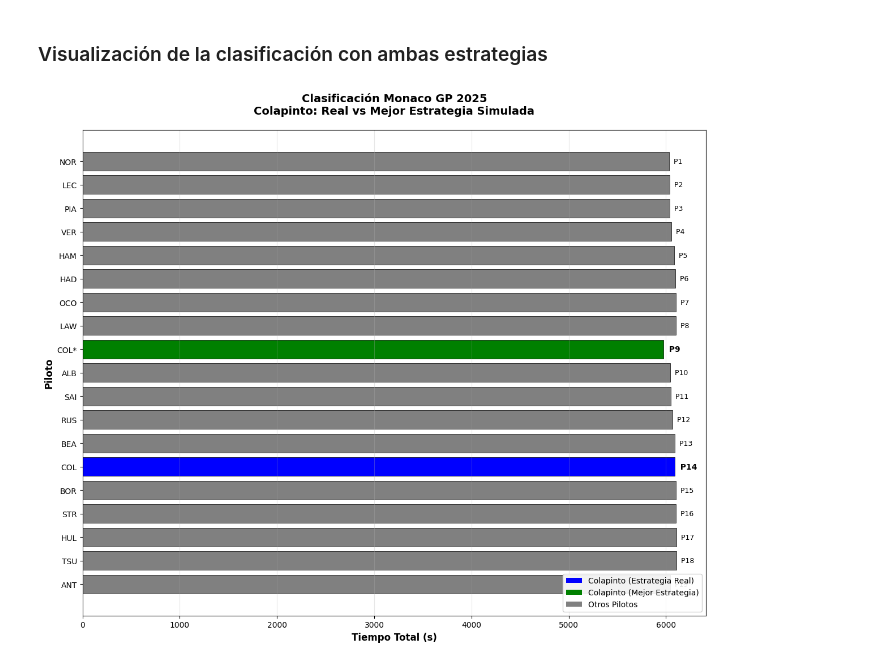
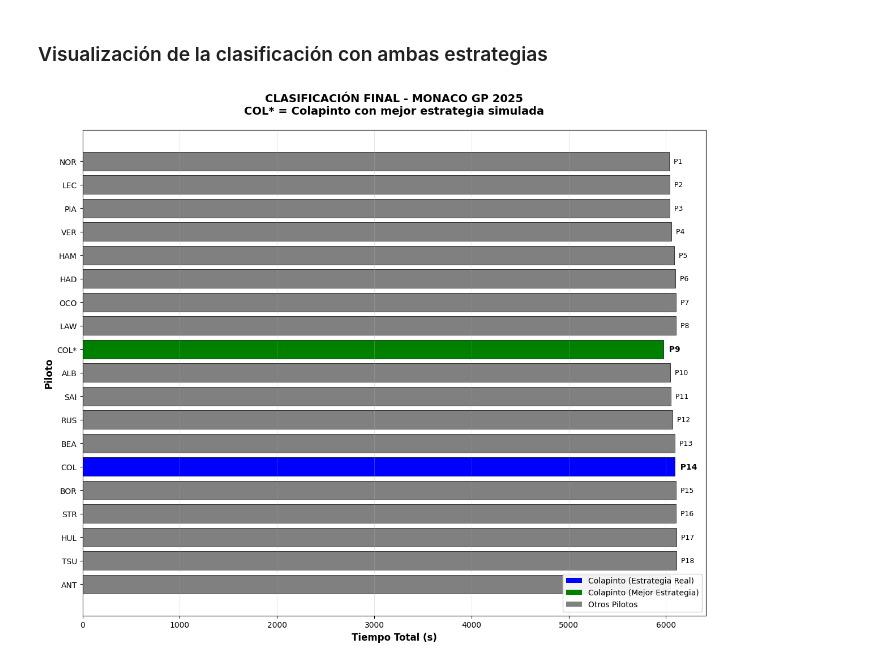
Before and after one commit to Lucaspini01/F1_Pini_Carruthers, a Jupyter notebook: Simulador_opt_strat.ipynb, the cells around one changed output. Cells and saved outputs as stored; diff of their text form; code cells hidden in the pictures.

Commit message:
modularizados simuladores

```diff
--- a/Simulador_opt_strat.ipynb
+++ b/Simulador_opt_strat.ipynb
@@ -850,66 +564,13 @@ ANÁLISIS COMPARATIVO - 76 VUELTAS
 # %% [markdown]
 ### Visualización de la clasificación con ambas estrategias
 # %%
-fig, ax = plt.subplots(figsize=(12, 10))
+from src.plots import plot_leaderboard_comparison
 
-# Filtrar solo los que tienen tiempo válido
-leaderboard_plot = leaderboard_comparison[leaderboard_comparison["Time_s"].notna()].copy()
-
-# Colores: resaltar a Colapinto
-colors = []
-for driver in leaderboard_plot["Driver"]:
-    if driver == "COL":
-        colors.append("blue")  # Azul para real
-    elif driver == "COL*":
-        colors.append("green")  # Verde para simulado
-    else:
-        colors.append("gray")  # Gris para resto
-
-# Gráfico horizontal
-bars = ax.barh(
-    leaderboard_plot["Driver"],
-    leaderboard_plot["Time_s"],
-    color=colors,
-    edgecolor='black',
-    linewidth=0.5
+# Visualizar clasificación final con comparación
+plot_leaderboard_comparison(
+    leaderboard_comparison=leaderboard_comparison,
+    title="CLASIFICACIÓN FINAL - MONACO GP 2025",
+    subtitle="COL* = Colapinto con mejor estrategia simulada"
 )
-
-# Añadir etiquetas de posición
-for idx, row in leaderboard_plot.iterrows():
-    pos = row["New_Position"]
-    time = row["Time_s"]
-    driver = row["Driver"]
-
-    # Etiqueta de posición
-    label = f"P{int(pos)}"
-    if driver in ["COL", "COL*"]:
-        fontweight = 'bold'
-        fontsize = 10
-    else:
-        fontweight = 'normal'
-        fontsize = 9
-
-    ax.text(time, driver, f"  {label}", va='center', ha='left',
-            fontsize=fontsize, fontweight=fontweight)
-
-ax.set_xlabel("Tiempo Total (s)", fontsize=12, fontweight='bold')
-ax.set_ylabel("Piloto", fontsize=12, fontweight='bold')
-ax.set_title("Clasificación Monaco GP 2025\nColapinto: Real vs Mejor Estrategia Simulada",
-             fontsize=14, fontweight='bold', pad=20)
-
-# Leyenda
-from matplotlib.patches import Patch
-legend_elements = [
-    Patch(facecolor='blue', label='Colapinto (Estrategia Real)'),
-    Patch(facecolor='green', label='Colapinto (Mejor Estrategia)'),
-    Patch(facecolor='gray', label='Otros Pilotos')
-]
-ax.legend(handles=legend_elements, loc='lower right', framealpha=0.9)
-
-ax.grid(True, alpha=0.3, axis='x')
-ax.invert_yaxis()  # Primer lugar arriba
-
-plt.tight_layout()
-plt.show()
 # %% [output]
-[figure, old version]
+[figure, new version]
```
Also changed, not shown: parts of 9 cells of this notebook, 5 other files.
